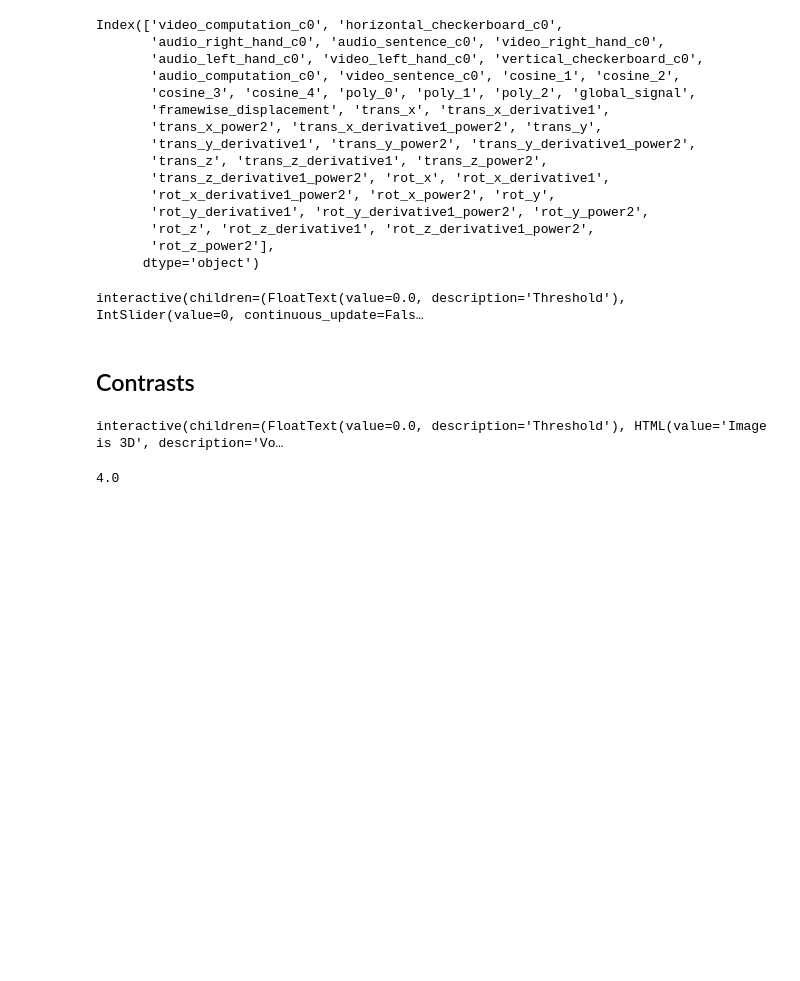
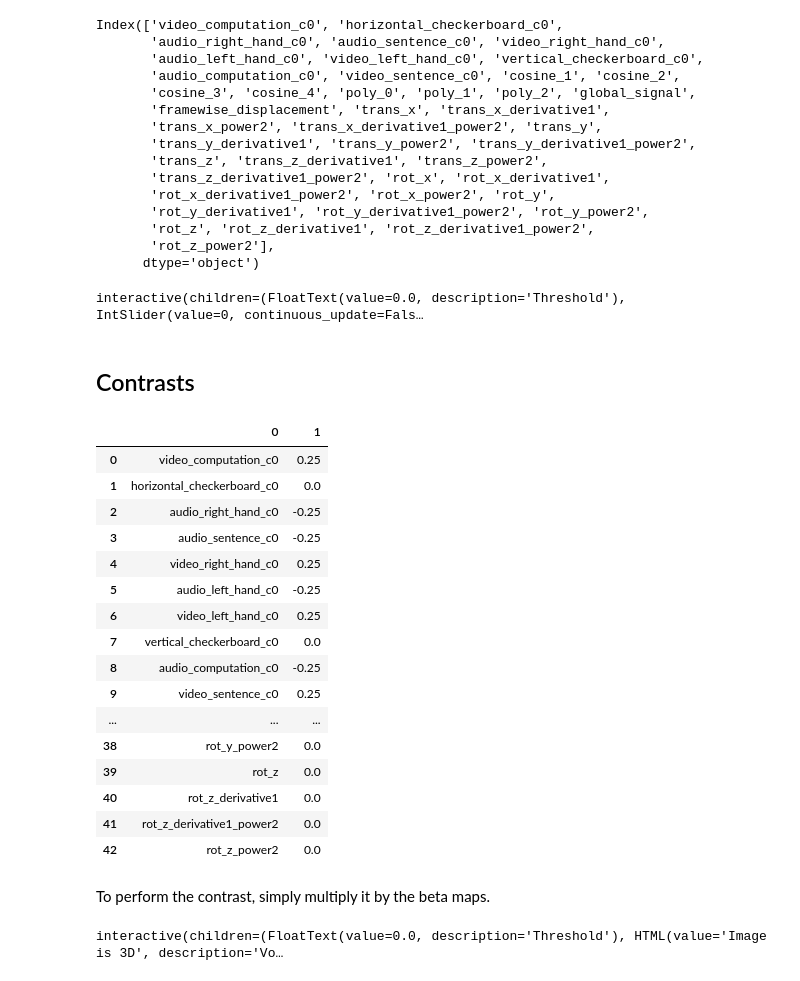
Before and after one commit to uoft-toni/dartbrain_tutorial, a Jupyter notebook: 2_glm_singlesubject.ipynb, the cells around one changed output. Drawn from its saved outputs; the diff is of its cells as text; code cells hidden in the pictures; blank space fills up the shorter version.

```diff
--- a/2_glm_singlesubject.ipynb
+++ b/2_glm_singlesubject.ipynb
@@ -208,14 +238,31 @@ interactive(children=(FloatText(value=0.0, description='Threshold'), IntSlider(v
 ## Contrasts
 # %%
 c1 = np.zeros(len(stats['beta']))
-c1[smoothed.X.columns.str.startswith('video_')] = 1/4
-c1[smoothed.X.columns.str.startswith('audio_')] = -1/4
-
-video_audio = stats['beta']*c1
-video_audio.iplot()
+c1[smoothed.X.columns.str.startswith('video_')] = 1/4 # average together video predictors
+c1[smoothed.X.columns.str.startswith('audio_')] = -1/4 # average together audio predictors
+pd.DataFrame(np.array([smoothed.X.columns,c1]).T) # clunk way to show contrast weights
 # %% [output]
-interactive(children=(FloatText(value=0.0, description='Threshold'), HTML(value='Image is 3D', description='Vo…
+|  | 0 | 1 |
+| 0 | video_computation_c0 | 0.25 |
+| 1 | horizontal_checkerboard_c0 | 0.0 |
+| 2 | audio_right_hand_c0 | -0.25 |
+| 3 | audio_sentence_c0 | -0.25 |
+| 4 | video_right_hand_c0 | 0.25 |
+| 5 | audio_left_hand_c0 | -0.25 |
+| 6 | video_left_hand_c0 | 0.25 |
+| 7 | vertical_checkerboard_c0 | 0.0 |
+| 8 | audio_computation_c0 | -0.25 |
+| 9 | video_sentence_c0 | 0.25 |
+| ... | ... | ... |
+| 38 | rot_y_power2 | 0.0 |
+| 39 | rot_z | 0.0 |
+| 40 | rot_z_derivative1 | 0.0 |
+| 41 | rot_z_derivative1_power2 | 0.0 |
+| 42 | rot_z_power2 | 0.0 |
-# %%
-sum(c1[c1>0])
-# %% [output]
-4.0
+# %% [markdown]
+To perform the contrast, simply multiply it by the beta maps.
+# %%
+video_audio = stats['beta']*c1
+video_audio.iplot()
+# %% [output]
+interactive(children=(FloatText(value=0.0, description='Threshold'), HTML(value='Image is 3D', description='Vo…
```
Also changed, not shown: parts of 18 cells of this notebook, 5 other files.
